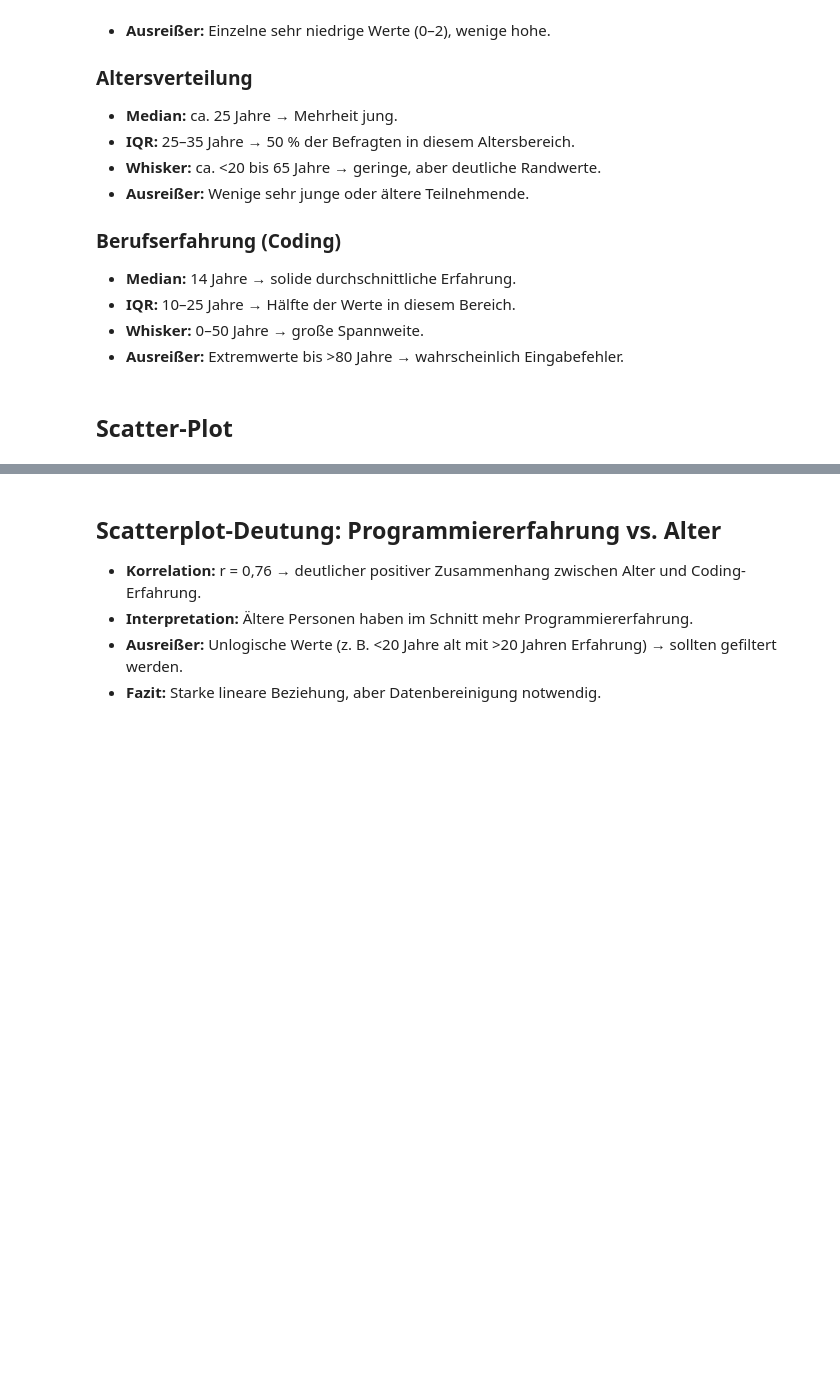
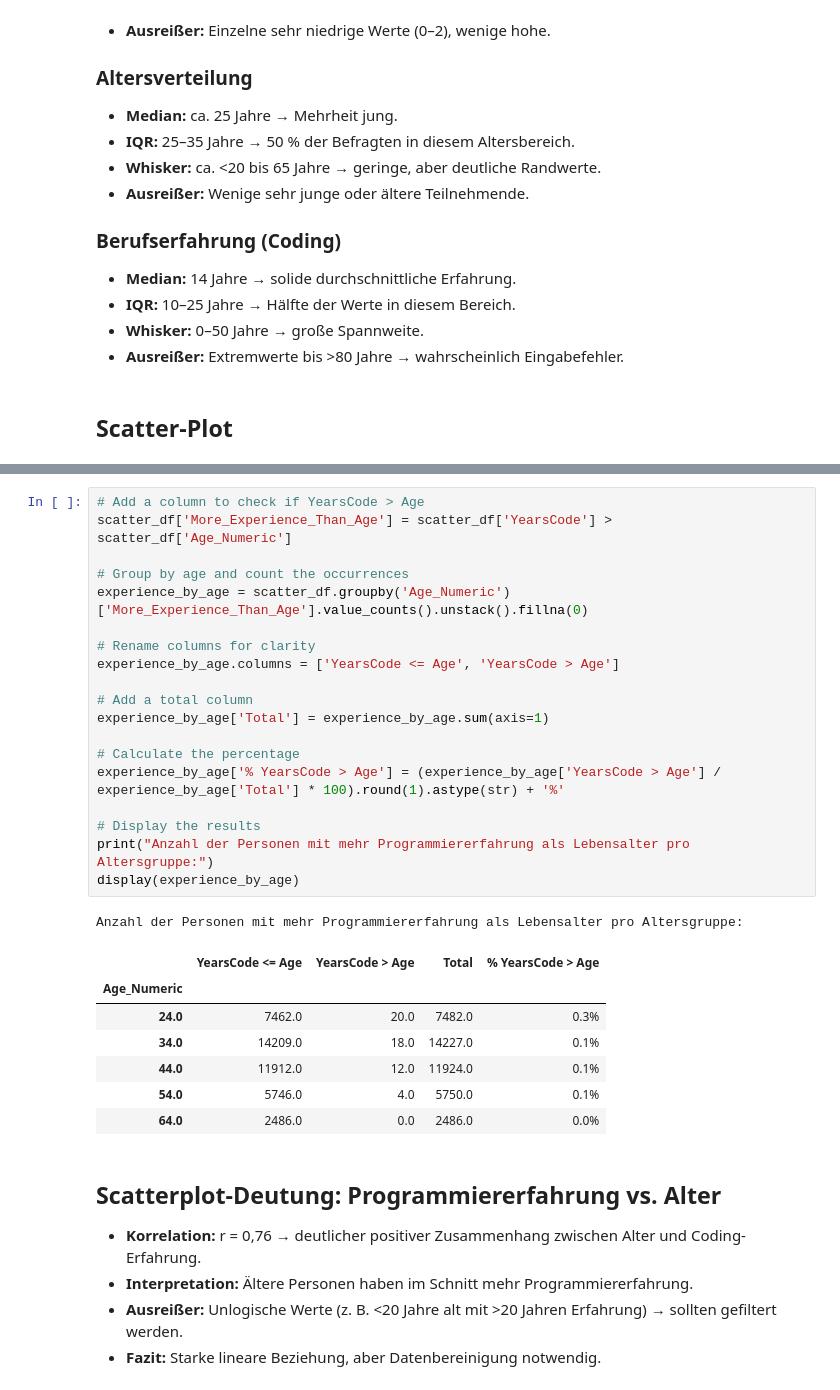
Before and after one commit to Moritz148/data-analytics-project, a Jupyter notebook: Mindestanforderungen2-Denny.ipynb, the cells around one changed output, grey strips where cells are left out. Cells and saved outputs as stored; diff of their text form; blank space fills up the shorter version.

```diff
--- a/Mindestanforderungen2-Denny.ipynb
+++ b/Mindestanforderungen2-Denny.ipynb
@@ -142,3 +150,31 @@ plt.show()
+# %%
+# Add a column to check if YearsCode > Age
+scatter_df['More_Experience_Than_Age'] = scatter_df['YearsCode'] > scatter_df['Age_Numeric']
+
+# Group by age and count the occurrences
+experience_by_age = scatter_df.groupby('Age_Numeric')['More_Experience_Than_Age'].value_counts().unstack().fillna(0)
+
+# Rename columns for clarity
+experience_by_age.columns = ['YearsCode <= Age', 'YearsCode > Age']
+
+# Add a total column
+experience_by_age['Total'] = experience_by_age.sum(axis=1)
+
+# Calculate the percentage
+experience_by_age['% YearsCode > Age'] = (experience_by_age['YearsCode > Age'] / experience_by_age['Total'] * 100).round(1).astype(str) + '%'
+
+# Display the results
+print("Anzahl der Personen mit mehr Programmiererfahrung als Lebensalter pro Altersgruppe:")
+display(experience_by_age)
+# %% [output]
+Anzahl der Personen mit mehr Programmiererfahrung als Lebensalter pro Altersgruppe:
+|  | YearsCode <= Age | YearsCode > Age | Total | % YearsCode > Age |
+| Age_Numeric |  |  |  |  |
+| 24.0 | 7462.0 | 20.0 | 7482.0 | 0.3% |
+| 34.0 | 14209.0 | 18.0 | 14227.0 | 0.1% |
+| 44.0 | 11912.0 | 12.0 | 11924.0 | 0.1% |
+| 54.0 | 5746.0 | 4.0 | 5750.0 | 0.1% |
+| 64.0 | 2486.0 | 0.0 | 2486.0 | 0.0% |
 # %% [markdown]
 ## Scatterplot-Deutung: Programmiererfahrung vs. Alter
 
```
Also changed, not shown: parts of 1 cell of this notebook, 3 other files.
